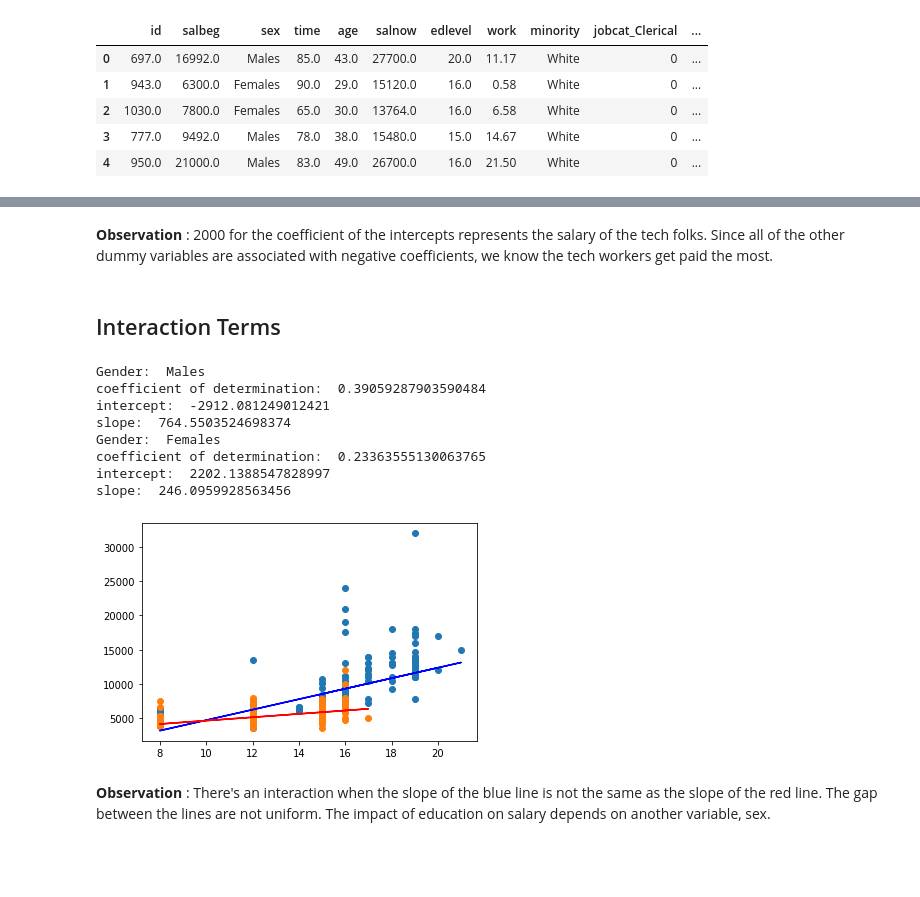
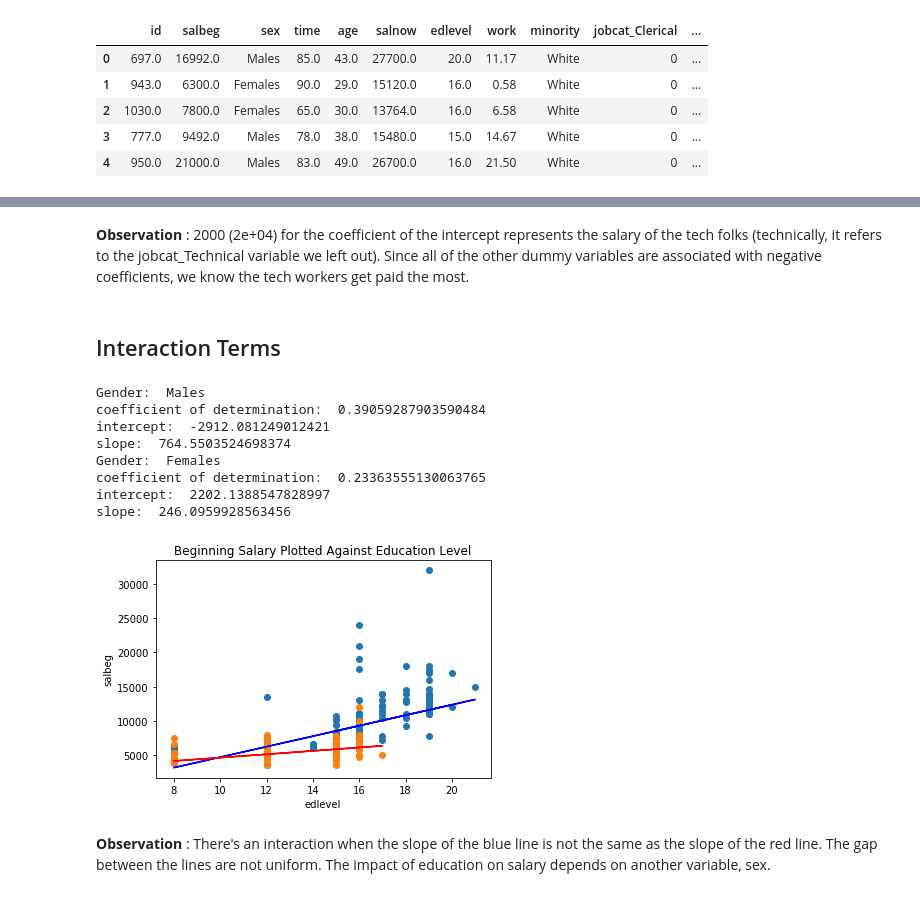
Before and after one commit to green-fruit-2/MachineLearningFoundations, a Jupyter notebook: LinearRegression/LinearRegression.ipynb, the cells around one changed output, grey strips where cells are left out. Saved outputs shown, nothing was run; the diff lists cells and outputs as text; code cells hidden in the pictures; blank space fills up the shorter version.

```diff
--- a/LinearRegression/LinearRegression.ipynb
+++ b/LinearRegression/LinearRegression.ipynb
@@ -611,7 +602,7 @@ Covariance Type:            nonrobust
 Warnings:
 [1] Standard Errors assume that the covariance matrix of the errors is correctly specified.
 # %% [markdown]
-__Observation__ : 2000 for the coefficient of the intercepts represents the salary of the tech folks. Since all of the other dummy variables are associated with negative coefficients, we know the tech workers get paid the most.
+__Observation__ : 2000 (2e+04) for the coefficient of the intercept represents the salary of the tech folks (technically, it refers to the jobcat_Technical variable we left out). Since all of the other dummy variables are associated with negative coefficients, we know the tech workers get paid the most.
 # %% [markdown]
 ## Interaction Terms
 # %%
@@ -636,34 +627,37 @@ for gender in mw_bank_refined['sex'].unique():
 
     # pass in the dependent variable to get the forecasted response
     y_pred = model.predict(x)
 
     # prints which of the unique values we're looking at
     print("Gender: ", gender)
 
     # prints R^2 value
     print('coefficient of determination: ', coefficient_of_determination)
 
     # prints y-intercept value
     print('intercept: ', model.intercept_)
 
     # prints the slope
     print('slope: ', model.coef_[0])
 
     ax.scatter(selected_gender['edlevel'], selected_gender['salbeg'])
 
 
     # plots line of best-fit
     plt.plot(selected_gender['edlevel'], y_pred, 'r', color = color[gender])
+    plt.xlabel('edlevel')
+    plt.ylabel('salbeg')
+    plt.title('Beginning Salary Plotted Against Education Level')
 # %% [output]
 Gender:  Males
 coefficient of determination:  0.39059287903590484
 intercept:  -2912.081249012421
 slope:  764.5503524698374
 Gender:  Females
 coefficient of determination:  0.23363555130063765
 intercept:  2202.1388547828997
 slope:  246.0959928563456
-[figure, old version]
+[figure, new version]
 # %% [markdown]
 __Observation__ : There's an interaction when the slope of the blue line is not the same as the slope of the red line. The gap between the lines are not uniform. The impact of education on salary depends on another variable, sex.
 # %% [markdown]
```
Also changed, not shown: parts of 47 cells of this notebook.
